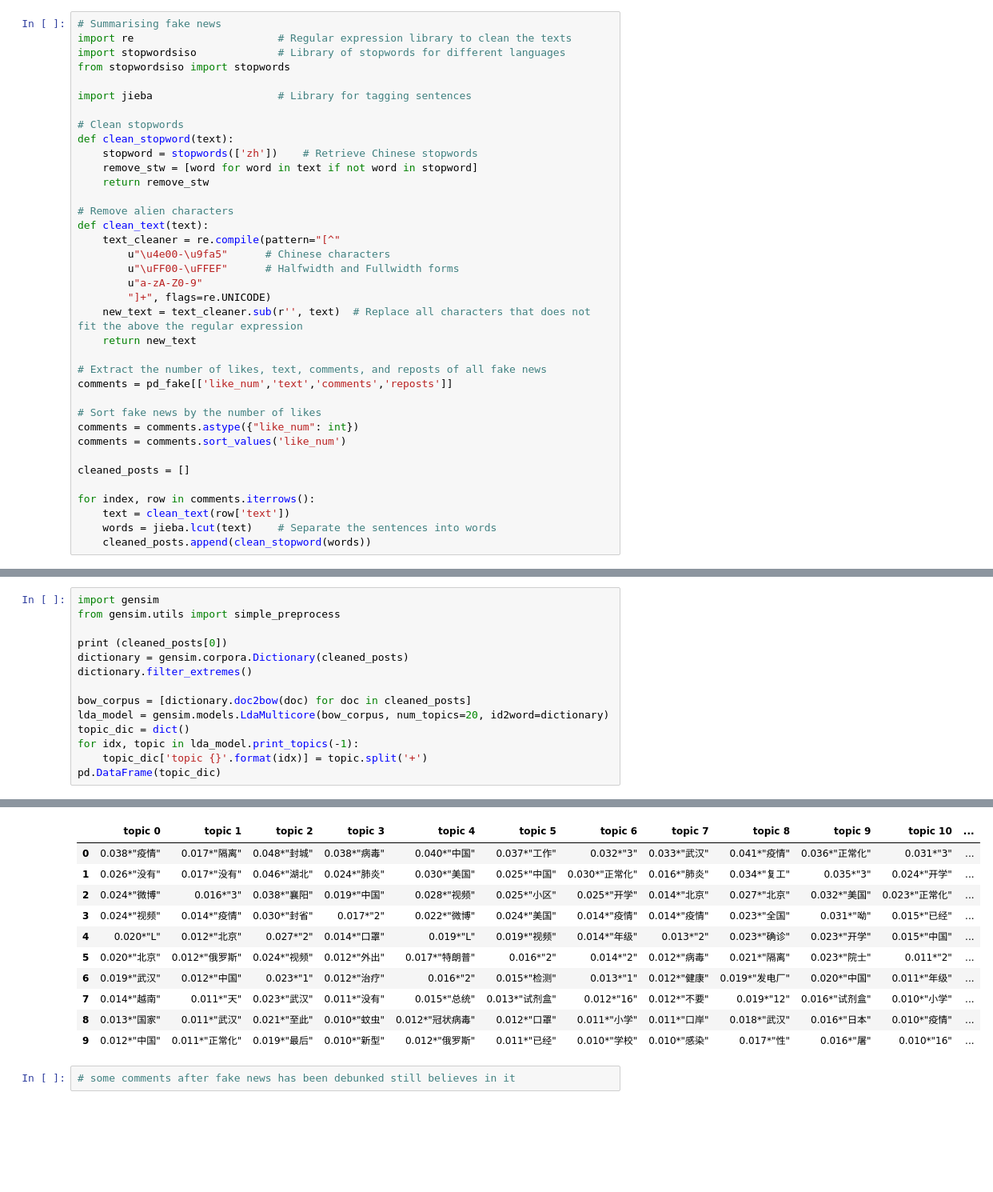
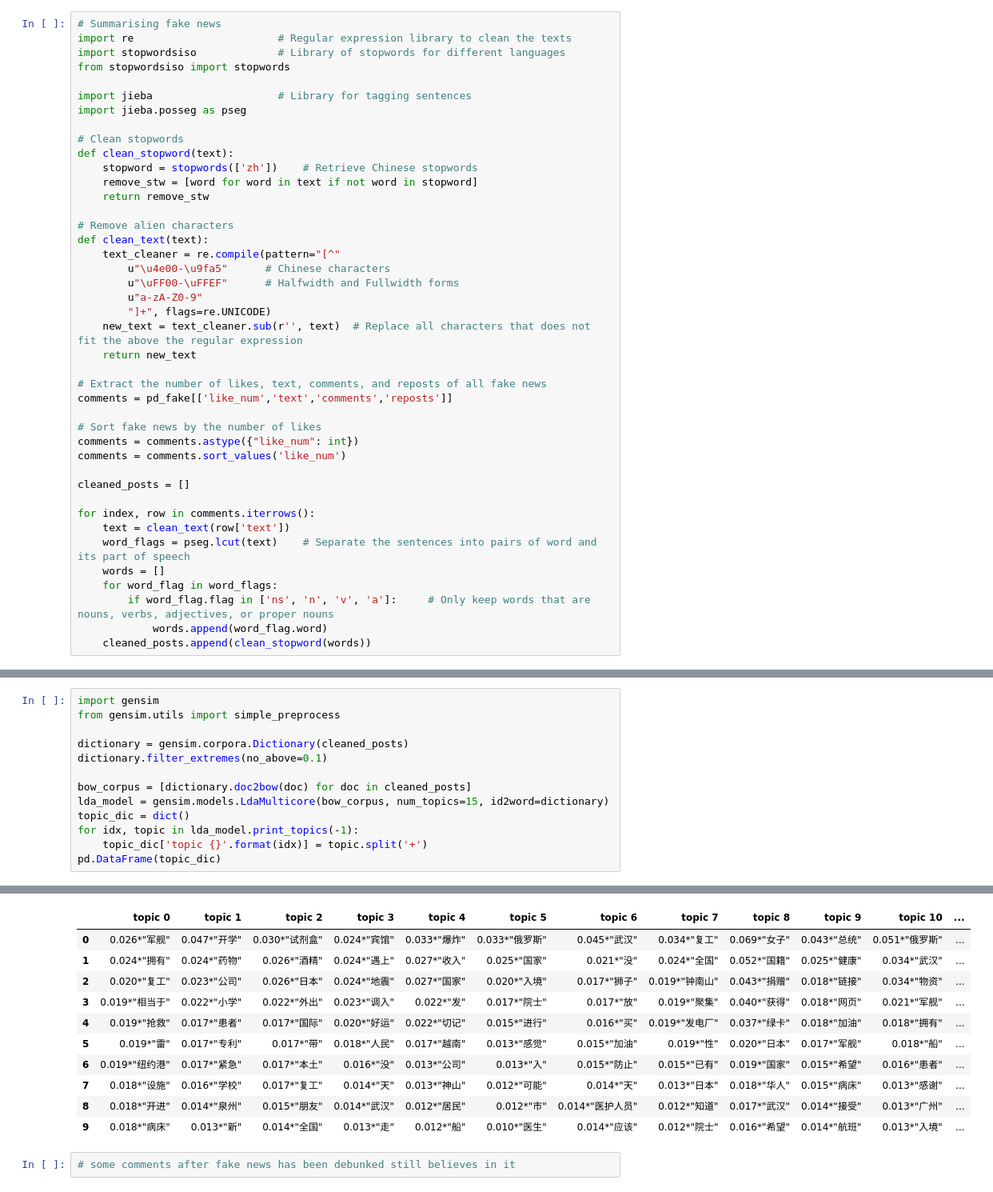
Before and after one commit to Pandacoocoo/Fake_News, a Jupyter notebook: fake_news.ipynb, the cells around one changed output, grey strips where cells are left out. Shown at 80% size. Drawn from its saved outputs; the diff is of its cells as text; blank space fills up the shorter version.

Commit message:
Second try at finding the topics

```diff
--- a/fake_news.ipynb
+++ b/fake_news.ipynb
@@ -314,6 +314,7 @@ import stopwordsiso             # Library of stopwords for different languages
 from stopwordsiso import stopwords
 
 import jieba                    # Library for tagging sentences
+import jieba.posseg as pseg
 
 # Clean stopwords
 def clean_stopword(text):
@@ -342,5 +343,9 @@ cleaned_posts = []
 
 for index, row in comments.iterrows():
     text = clean_text(row['text'])
-    words = jieba.lcut(text)    # Separate the sentences into words
+    word_flags = pseg.lcut(text)    # Separate the sentences into pairs of word and its part of speech
+    words = []
+    for word_flag in word_flags:
+        if word_flag.flag in ['ns', 'n', 'v', 'a']:     # Only keep words that are nouns, verbs, adjectives, or proper nouns
+            words.append(word_flag.word)
     cleaned_posts.append(clean_stopword(words))
@@ -353,12 +353,11 @@ Prefix dict has been built successfully.
 import gensim
 from gensim.utils import simple_preprocess
 
-print (cleaned_posts[0])
 dictionary = gensim.corpora.Dictionary(cleaned_posts)
-dictionary.filter_extremes()
+dictionary.filter_extremes(no_above=0.1)
 
 bow_corpus = [dictionary.doc2bow(doc) for doc in cleaned_posts]
-lda_model = gensim.models.LdaMulticore(bow_corpus, num_topics=20, id2word=dictionary)
+lda_model = gensim.models.LdaMulticore(bow_corpus, num_topics=15, id2word=dictionary)
 topic_dic = dict()
 for idx, topic in lda_model.print_topics(-1):
     topic_dic['topic {}'.format(idx)] = topic.split('+')
@@ -368,13 +366,13 @@ pd.DataFrame(topic_dic)
 |  | topic 0 | topic 1 | topic 2 | topic 3 | topic 4 | topic 5 | topic 6 | topic 7 | topic 8 | topic 9 | topic 10 | ... |
-| 0 | 0.038*"疫情" | 0.017*"隔离" | 0.048*"封城" | 0.038*"病毒" | 0.040*"中国" | 0.037*"工作" | 0.032*"3" | 0.033*"武汉" | 0.041*"疫情" | 0.036*"正常化" | 0.031*"3" | ... |
-| 1 | 0.026*"没有" | 0.017*"没有" | 0.046*"湖北" | 0.024*"肺炎" | 0.030*"美国" | 0.025*"中国" | 0.030*"正常化" | 0.016*"肺炎" | 0.034*"复工" | 0.035*"3" | 0.024*"开学" | ... |
-| 2 | 0.024*"微博" | 0.016*"3" | 0.038*"襄阳" | 0.019*"中国" | 0.028*"视频" | 0.025*"小区" | 0.025*"开学" | 0.014*"北京" | 0.027*"北京" | 0.032*"美国" | 0.023*"正常化" | ... |
-| 3 | 0.024*"视频" | 0.014*"疫情" | 0.030*"封省" | 0.017*"2" | 0.022*"微博" | 0.024*"美国" | 0.014*"疫情" | 0.014*"疫情" | 0.023*"全国" | 0.031*"呦" | 0.015*"已经" | ... |
-| 4 | 0.020*"L" | 0.012*"北京" | 0.027*"2" | 0.014*"口罩" | 0.019*"L" | 0.019*"视频" | 0.014*"年级" | 0.013*"2" | 0.023*"确诊" | 0.023*"开学" | 0.015*"中国" | ... |
-| 5 | 0.020*"北京" | 0.012*"俄罗斯" | 0.024*"视频" | 0.012*"外出" | 0.017*"特朗普" | 0.016*"2" | 0.014*"2" | 0.012*"病毒" | 0.021*"隔离" | 0.023*"院士" | 0.011*"2" | ... |
-| 6 | 0.019*"武汉" | 0.012*"中国" | 0.023*"1" | 0.012*"治疗" | 0.016*"2" | 0.015*"检测" | 0.013*"1" | 0.012*"健康" | 0.019*"发电厂" | 0.020*"中国" | 0.011*"年级" | ... |
-| 7 | 0.014*"越南" | 0.011*"天" | 0.023*"武汉" | 0.011*"没有" | 0.015*"总统" | 0.013*"试剂盒" | 0.012*"16" | 0.012*"不要" | 0.019*"12" | 0.016*"试剂盒" | 0.010*"小学" | ... |
-| 8 | 0.013*"国家" | 0.011*"武汉" | 0.021*"至此" | 0.010*"蚊虫" | 0.012*"冠状病毒" | 0.012*"口罩" | 0.011*"小学" | 0.011*"口岸" | 0.018*"武汉" | 0.016*"日本" | 0.010*"疫情" | ... |
-| 9 | 0.012*"中国" | 0.011*"正常化" | 0.019*"最后" | 0.010*"新型" | 0.012*"俄罗斯" | 0.011*"已经" | 0.010*"学校" | 0.010*"感染" | 0.017*"性" | 0.016*"屠" | 0.010*"16" | ... |
+| 0 | 0.026*"军舰" | 0.047*"开学" | 0.030*"试剂盒" | 0.024*"宾馆" | 0.033*"爆炸" | 0.033*"俄罗斯" | 0.045*"武汉" | 0.034*"复工" | 0.069*"女子" | 0.043*"总统" | 0.051*"俄罗斯" | ... |
+| 1 | 0.024*"拥有" | 0.024*"药物" | 0.026*"酒精" | 0.024*"遇上" | 0.027*"收入" | 0.025*"国家" | 0.021*"没" | 0.024*"全国" | 0.052*"国籍" | 0.025*"健康" | 0.034*"武汉" | ... |
+| 2 | 0.020*"复工" | 0.023*"公司" | 0.026*"日本" | 0.024*"地震" | 0.027*"国家" | 0.020*"入境" | 0.017*"狮子" | 0.019*"钟南山" | 0.043*"捐赠" | 0.018*"链接" | 0.034*"物资" | ... |
+| 3 | 0.019*"相当于" | 0.022*"小学" | 0.022*"外出" | 0.023*"调入" | 0.022*"发" | 0.017*"院士" | 0.017*"放" | 0.019*"聚集" | 0.040*"获得" | 0.018*"网页" | 0.021*"军舰" | ... |
+| 4 | 0.019*"抢救" | 0.017*"患者" | 0.017*"国际" | 0.020*"好运" | 0.022*"切记" | 0.015*"进行" | 0.016*"买" | 0.019*"发电厂" | 0.037*"绿卡" | 0.018*"加油" | 0.018*"拥有" | ... |
+| 5 | 0.019*"雷" | 0.017*"专利" | 0.017*"带" | 0.018*"人民" | 0.017*"越南" | 0.013*"感觉" | 0.015*"加油" | 0.019*"性" | 0.020*"日本" | 0.017*"军舰" | 0.018*"船" | ... |
+| 6 | 0.019*"纽约港" | 0.017*"紧急" | 0.017*"本土" | 0.016*"没" | 0.013*"公司" | 0.013*"入" | 0.015*"防止" | 0.015*"已有" | 0.019*"国家" | 0.015*"希望" | 0.016*"患者" | ... |
+| 7 | 0.018*"设施" | 0.016*"学校" | 0.017*"复工" | 0.014*"天" | 0.013*"神山" | 0.012*"可能" | 0.014*"天" | 0.013*"日本" | 0.018*"华人" | 0.015*"病床" | 0.013*"感谢" | ... |
+| 8 | 0.018*"开进" | 0.014*"泉州" | 0.015*"朋友" | 0.014*"武汉" | 0.012*"居民" | 0.012*"市" | 0.014*"医护人员" | 0.012*"知道" | 0.017*"武汉" | 0.014*"接受" | 0.013*"广州" | ... |
+| 9 | 0.018*"病床" | 0.013*"新" | 0.014*"全国" | 0.013*"走" | 0.012*"船" | 0.010*"医生" | 0.014*"应该" | 0.012*"院士" | 0.016*"希望" | 0.014*"航班" | 0.013*"入境" | ... |
 # %%
 # some comments after fake news has been debunked still believes in it
```
Also changed, not shown: parts of 2 cells of this notebook.
